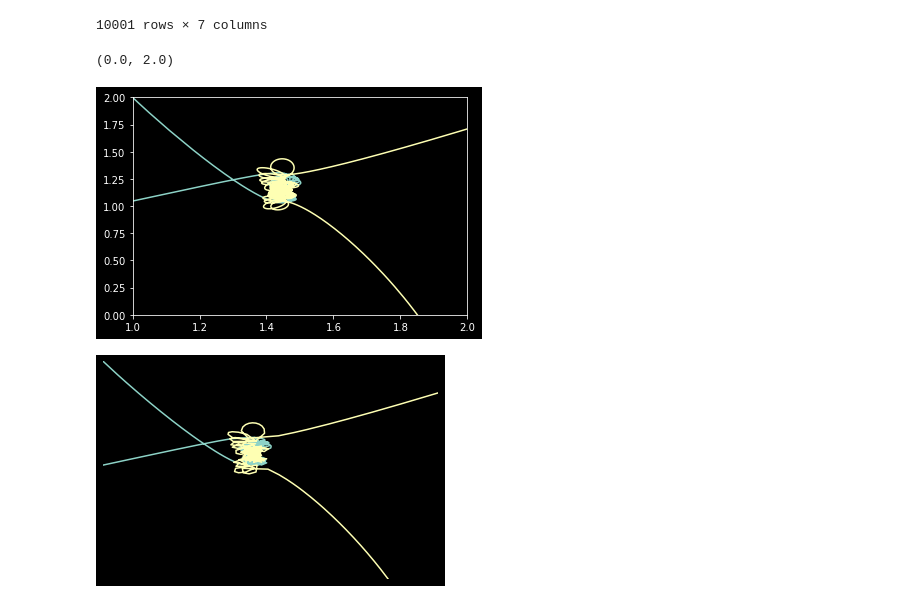
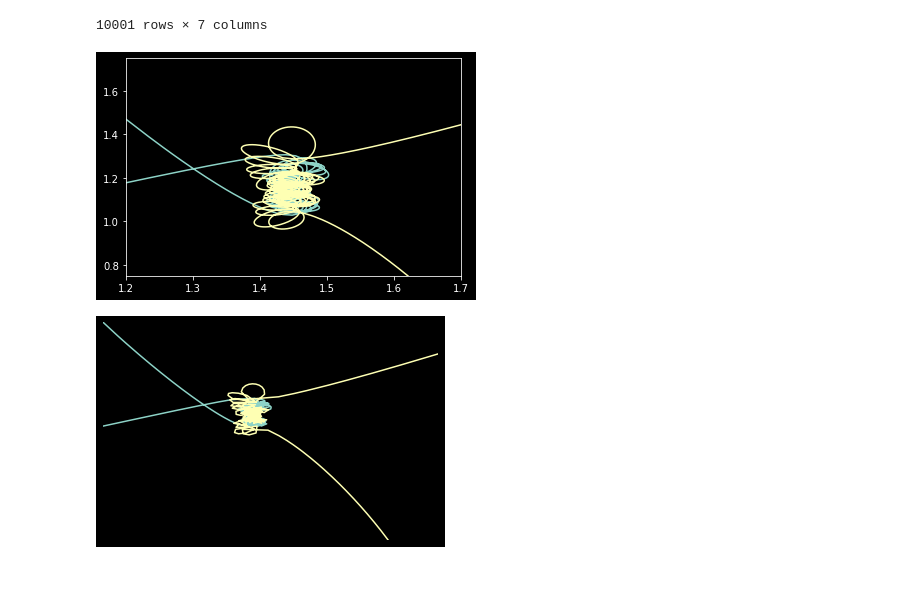
Before and after one commit to emhl/CoPhy1, a Jupyter notebook: Abschlussprojekt-3Koerper/Plots/2k.ipynb, the cells around one changed output. Drawn from its saved outputs; the diff is of its cells as text; code cells hidden in the pictures; blank space fills up the shorter version.

```diff
--- a/Abschlussprojekt-3Koerper/Plots/2k.ipynb
+++ b/Abschlussprojekt-3Koerper/Plots/2k.ipynb
@@ -23,15 +23,15 @@ df
 # %%
 plt.style.use('dark_background')
 plt.plot(df['x1'],df['y1'])
 plt.plot(df['x2'],df['y2'])
 plt.savefig('planet2.svg')
 
 axes = plt.gca()
-axes.set_xlim(1,2)
-axes.set_ylim(0,2)
+axes.set_xlim(1.2,1.7)
+axes.set_ylim(0.75,1.75)
+plt.savefig('planet2-zoom.svg')
 # %% [output]
-(0.0, 2.0)
-[figure, old version]
+[figure, new version]
 # %%
 # initialization function
 def init():
```
Also changed, not shown: 1 other file.
